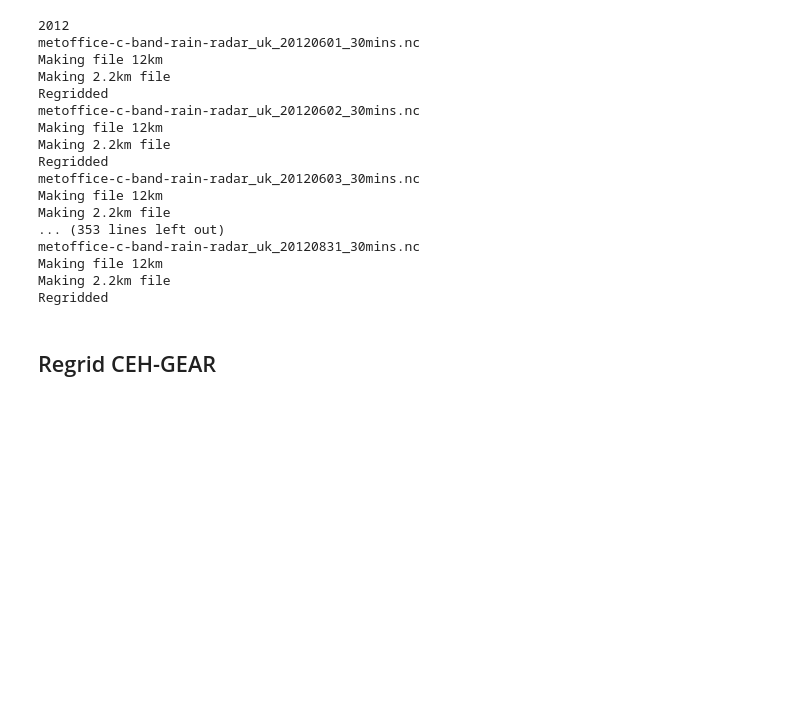
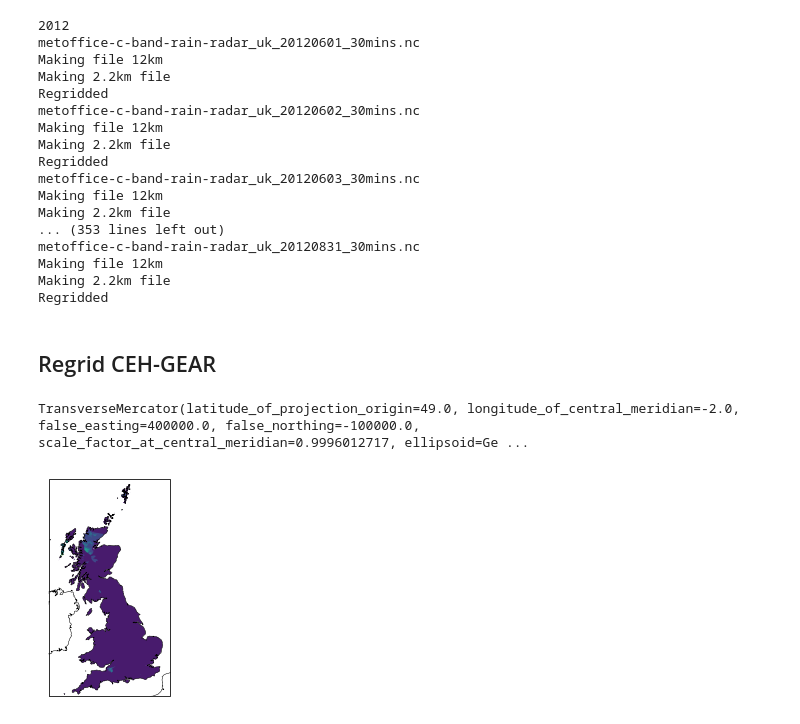
Before and after one commit to masher92/UKCP18, a Jupyter notebook: DataProcessing/Regridding/Regrid_to_12_and_2.2km.ipynb, the cells around one changed output. Saved outputs shown, nothing was run; the diff lists cells and outputs as text; code cells hidden in the pictures; blank space fills up the shorter version.

```diff
--- a/DataProcessing/Regridding/Regrid_to_12_and_2.2km.ipynb
+++ b/DataProcessing/Regridding/Regrid_to_12_and_2.2km.ipynb
@@ -99,3 +174,0 @@ plt.gca().coastlines(resolution='10m', color='black', linewidth=0.5);
-# %%
-cube = trim_to_bbox_of_region_regriddedobs(cube, gb_gdf)
-cube_12km = trim_to_bbox_of_region_obs(cube_12km, gb_gdf)
@@ -363,6 +327,42 @@ Regridded
 # for filename in glob.glob("*"):
 #     filenames.append(filename)
 # len(filenames)
+# %%
+variable = 'rainfall_amount'
+# %%
+# Store the northings values
+raw_northings=xr_ds['y'].values
+# Store the eastings values
+raw_eastings=xr_ds['x'].values
+# Find the length of northings and eastings
+lrn=len(raw_northings)
+lre=len(raw_eastings)
+# Set up a OS_GB (BNG) coordinate system
+os_gb=TransverseMercator(latitude_of_projection_origin=49.0, longitude_of_central_meridian=-2.0, false_easting=400000.0, false_northing=-100000.0, scale_factor_at_central_meridian=0.9996012717, ellipsoid=GeogCS(semi_major_axis=6377563.396, semi_minor_axis=6356256.909))
+
+
+# Now assign the coordinate system to the cube
+cube = iris.cube.Cube(np.zeros((3, 3)),  # An example data array
+                      dim_coords_and_dims=[(easting, 0), (northing, 1)],
+                      coord_system=bng_cs)
+
+# Create northings and eastings dimension coordinates
+northings = DimCoord(raw_northings, standard_name=u'projection_y_coordinate',
+                     units=Unit('m'), var_name='projection_y_coordinate', coord_system=os_gb)
+eastings = DimCoord(raw_eastings, standard_name=u'projection_x_coordinate',
+                    units=Unit('m'), var_name='projection_x_coordinate', coord_system=os_gb)
+# Create a time dimension coordinate
+iris_time=(xr_ds['time'].values-np.datetime64("1970-01-01T00:00")) / np.timedelta64(1, "s")
+iris_time=DimCoord(iris_time, standard_name='time',units=cf_units.Unit('seconds since 1970-01-01', calendar='gregorian'))
+# Store the data array
+da=xr_ds[variable]
+# Recreate the cube with the data and the dimension coordinates
+cube = Cube(np.float32(da.values), standard_name=da.standard_name,
+            units='mm/hour', dim_coords_and_dims=[(iris_time, 0), (northings, 1),(eastings, 2)])
+# %%
+os_gb
+# %% [output]
+TransverseMercator(latitude_of_projection_origin=49.0, longitude_of_central_meridian=-2.0, false_easting=400000.0, false_northing=-100000.0, scale_factor_at_central_meridian=0.9996012717, ellipsoid=Ge ...
 # %%
 os.chdir("/nfs/a319/gy17m2a/PhD/datadir/CEH-GEAR/OriginalFormat/")
 for filename in glob.glob("*")
@@ -402,3 +402,12 @@ for filename in glob.glob("*")
     # Save
     #iris.save(reg_cube_lin_12km, filename_to_save_to_lin_12km)
     iris.save(reg_cube_nn_12km, filename_to_save_to_nn_12km)
+# %%
+xr_ds=xr.open_dataset(filename)
+# Convert to cube in the correct format and save
+cube_old_method=make_bng_cube(xr_ds,'rainfall_amount')
+# %%
+iplt.contourf(cube_old_method[200,:,:])
+plt.gca().coastlines(resolution='10m', color='black', linewidth=0.5);
+# %% [output]
+[figure, added]
```
Also changed, not shown: parts of 36 cells of this notebook, 29 other files.
